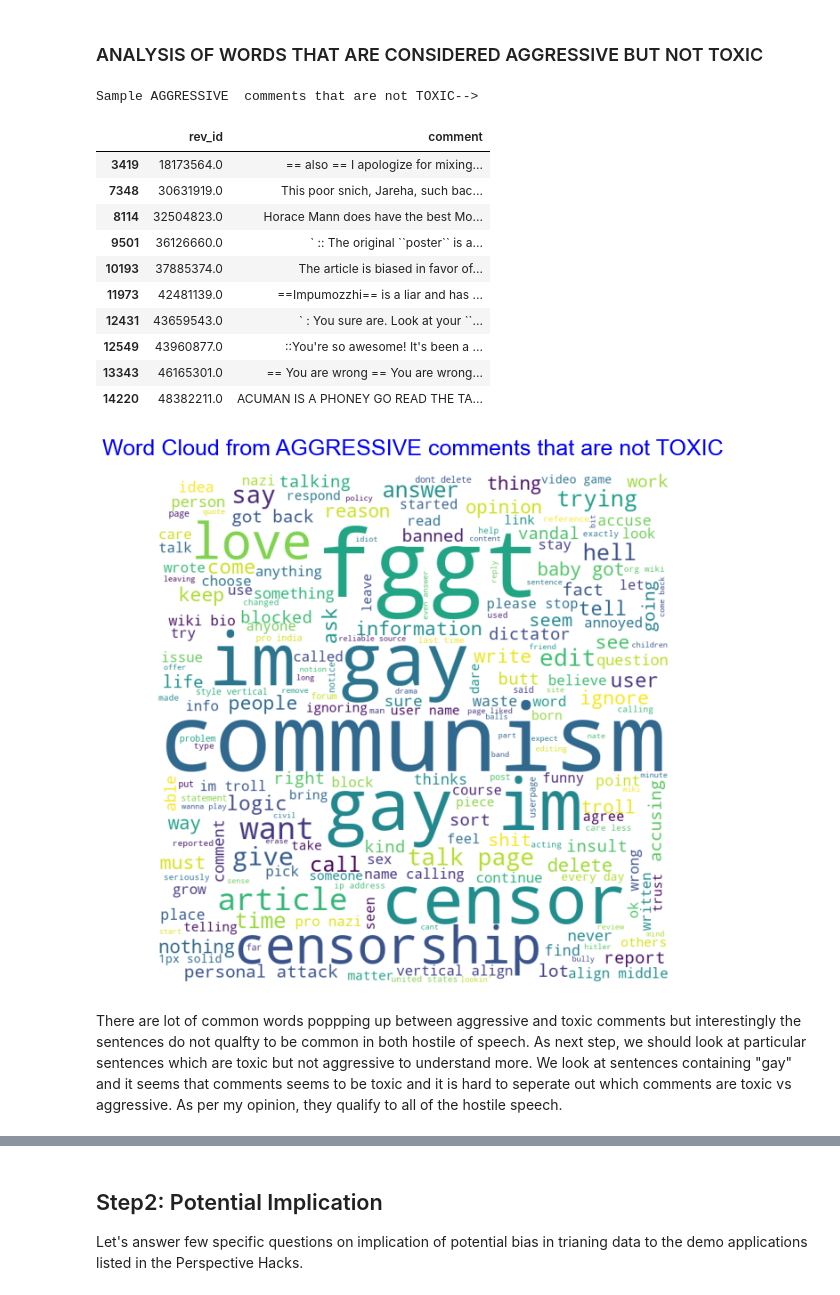
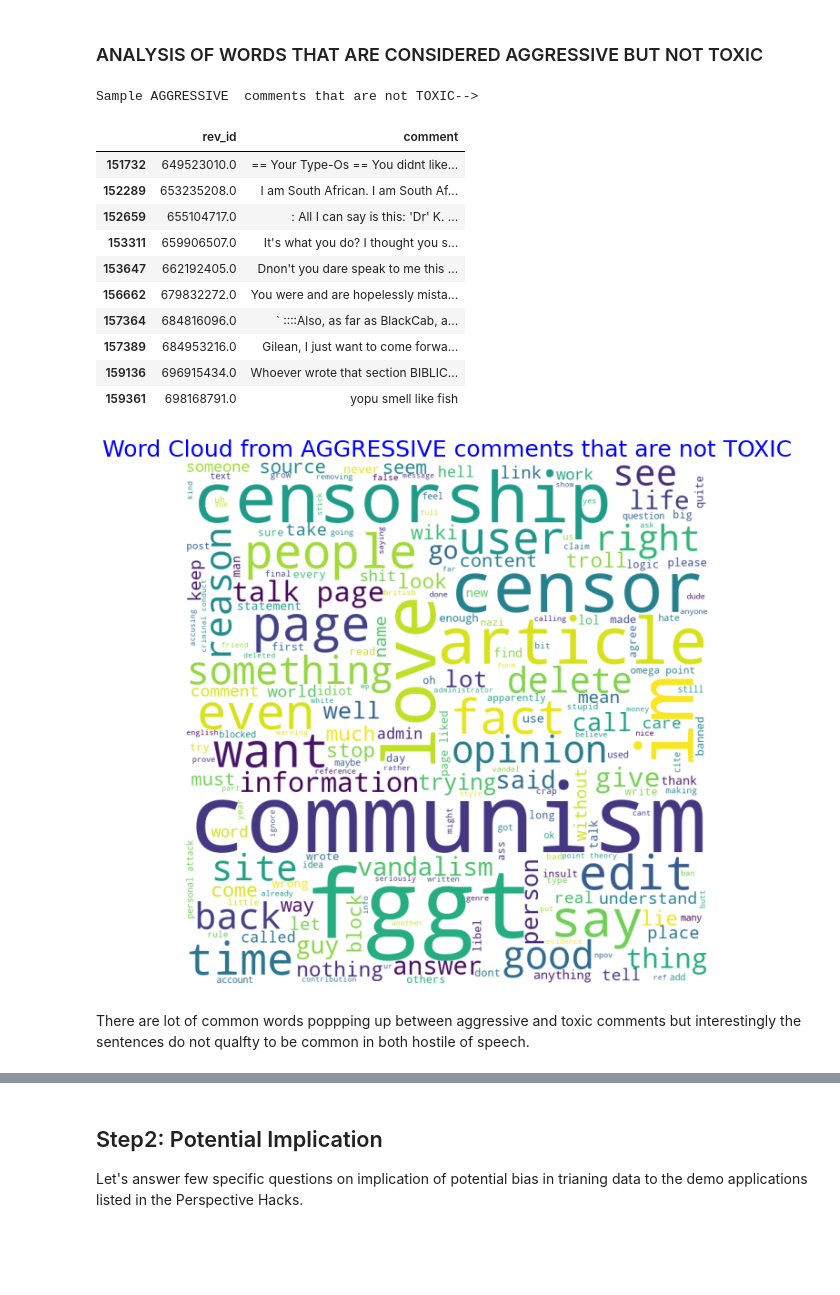
Before and after one commit to Arora-Dhruv/data-512, a Jupyter notebook: data-512-a2/a2- bias in data.ipynb, the cells around one changed output, grey strips where cells are left out. Cells and saved outputs as stored; diff of their text form; code cells hidden in the pictures; blank space fills up the shorter version.

```diff
--- a/data-512-a2/a2- bias in data.ipynb
+++ b/data-512-a2/a2- bias in data.ipynb
@@ -39,6 +39,7 @@ We have manually downloaded the below datasets (3 for each hostile speech) to lo
 
 <a id="https://figshare.com/articles/dataset/Wikipedia_Talk_Labels_Aggression/4267550"> Agression Datasets Link</a>: Version 5 posted on 22.02.2017
 # %%
+FOLDER_NAME ='Wikipedia Detox Datasets/'
 aggression_annotations =pd.read_csv(FOLDER_NAME + "aggression_annotations.tsv", delimiter="\t")
 aggression_worker_demographics =pd.read_csv(FOLDER_NAME + "aggression_worker_demographics.tsv", delimiter="\t")
 aggression_annotated_comments =pd.read_csv(FOLDER_NAME + "aggression_annotated_comments.tsv", delimiter="\t")
@@ -255,5 +257,7 @@ Let's find top frequent words from TOXIC comments to understand more why there a
 # %%
-stopwords = ["really", "know", "now", "will", "one", "wikipedia", "think", "deepak", "valid", "make", "need"] + list(STOPWORDS)
+comment_words=''
+stopwords = ["really", "know", "now", "will", "one", "wikipedia", "think", "deepak", \
+             "valid", "make", "need", "gay"] + list(STOPWORDS)
 
 # iterate through the csv file
 for val in comments_toxic.comment:
@@ -303,54 +307,55 @@ toxicity_revid =toxicity_revid.loc[toxicity_revid.toxicity<=.3].sort_values('tox
 comments_aggressive = toxicity_annotated_comments.loc[toxicity_annotated_comments.rev_id.isin(list(toxicity_revid.rev_id))]
 pd.set_option('display.max_colwidth', None)
 print('Sample AGGRESSIVE  comments that are not TOXIC-->')
-comments_aggressive[["rev_id", "comment"]].head(10)
+comments_aggressive.loc[~(comments_aggressive.comment.str.contains("gay"))][["rev_id", "comment"]].tail(10)
 # %% [output]
 Sample AGGRESSIVE  comments that are not TOXIC-->
 |  | rev_id | comment |
-| 3419 | 18173564.0 | == also == I apologize for mixing... |
-| 7348 | 30631919.0 | This poor snich, Jareha, such bac... |
-| 8114 | 32504823.0 | Horace Mann does have the best Mo... |
-| 9501 | 36126660.0 | ` :: The original ``poster`` is a... |
-| 10193 | 37885374.0 | The article is biased in favor of... |
-| 11973 | 42481139.0 | ==Impumozzhi== is a liar and has ... |
-| 12431 | 43659543.0 | ` : You sure are. Look at your ``... |
-| 12549 | 43960877.0 | ::You're so awesome! It's been a ... |
-| 13343 | 46165301.0 | == You are wrong == You are wrong... |
-| 14220 | 48382211.0 | ACUMAN IS A PHONEY GO READ THE TA... |
+| 151732 | 649523010.0 | == Your Type-Os == You didnt like... |
+| 152289 | 653235208.0 | I am South African. I am South Af... |
+| 152659 | 655104717.0 | : All I can say is this: 'Dr' K. ... |
+| 153311 | 659906507.0 | It's what you do? I thought you s... |
+| 153647 | 662192405.0 | Dnon't you dare speak to me this ... |
+| 156662 | 679832272.0 | You were and are hopelessly mista... |
+| 157364 | 684816096.0 | ` ::::Also, as far as BlackCab, a... |
+| 157389 | 684953216.0 | Gilean, I just want to come forwa... |
+| 159136 | 696915434.0 | Whoever wrote that section BIBLIC... |
+| 159361 | 698168791.0 | yopu smell like fish |
 # %%
-stopwords = ["really", "know", "now", "will", "one", "wikipedia", "think", "deepak", "valid", "make", "need"] + list(STOPWORDS)
+stopwords = ["really", "know", "now", "will", "one", "wikipedia", "think", "deepak", \
+             "valid", "make", "need", "gay"] + list(STOPWORDS)
 
 # iterate through the csv file
 for val in comments_aggressive.comment:
 
     # typecaste each val to string
     val = str(val)
 
     # split the value
     tokens = val.split()
 
     # Converts each token into lowercase
     for i in range(len(tokens)):
         tokens[i] = tokens[i].lower()
 
     comment_words += " ".join(tokens)+" "
 
 wordcloud = WordCloud(width = 800, height = 800,
                 background_color ='white',
                 stopwords = stopwords,
                 min_font_size = 10).generate(comment_words)
 
 # plot the WordCloud image
 plt.figure(figsize = (8, 8), facecolor = None)
 plt.imshow(wordcloud)
 plt.axis("off")
 plt.tight_layout(pad = 0)
 plt.title('Word Cloud from AGGRESSIVE comments that are not TOXIC', fontsize=25, color='blue')
 
 plt.savefig('Word Cloud from AGGRESSIVE comments that are not TOXIC.png')
 
 plt.show()
 # %% [output]
-[figure, old version]
+[figure, new version]
 # %% [markdown]
-There are lot of common words poppping up between aggressive and toxic comments but interestingly the sentences do not qualfty to be common in both hostile of speech. As next step, we should look at particular sentences which are toxic but not aggressive to understand more. We look at sentences containing "gay" and it seems that comments seems to be toxic and it is hard to seperate out which comments are toxic vs aggressive. As per my opinion, they qualify to all of the hostile speech.
+There are lot of common words poppping up between aggressive and toxic comments but interestingly the sentences do not qualfty to be common in both hostile of speech.
```
Also changed, not shown: parts of 5 cells of this notebook, 3 other files.
